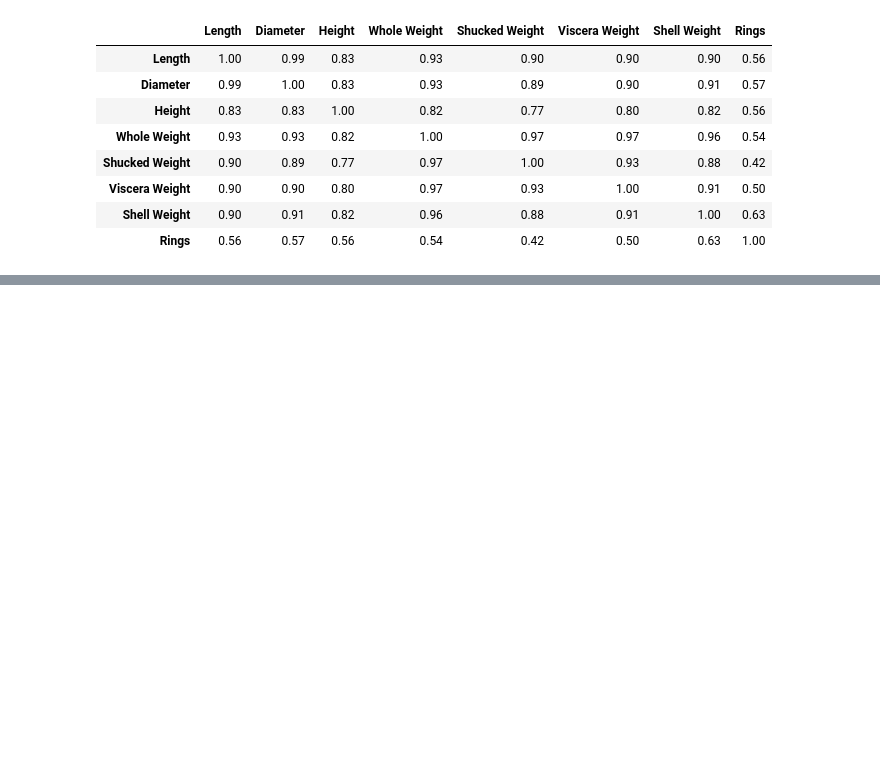
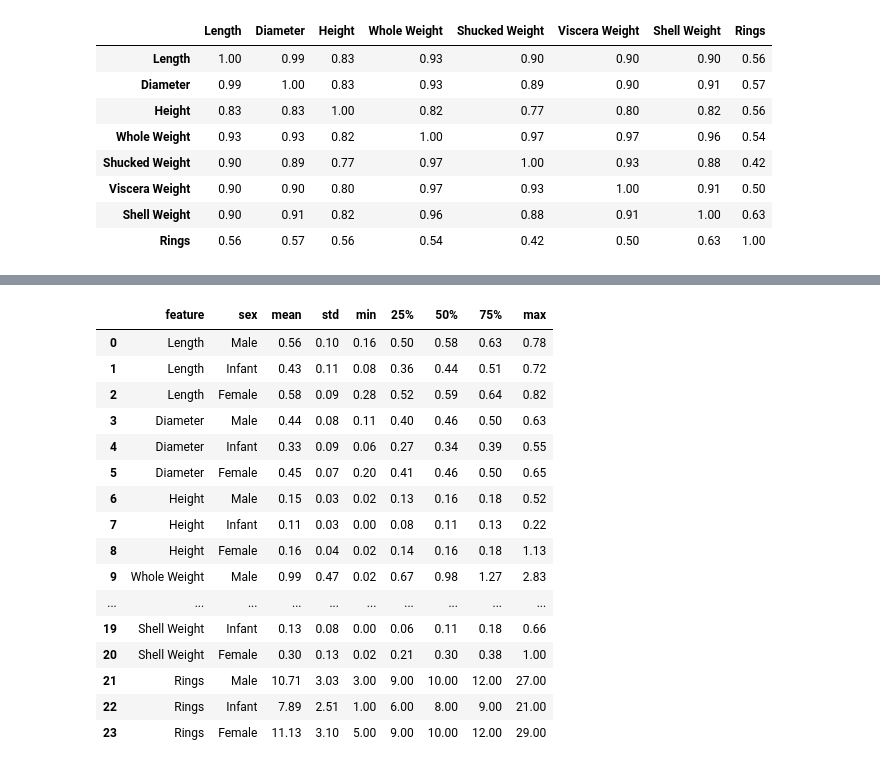
Before and after one commit to Julia257291/programming_in_python, a Jupyter notebook: Task_1.ipynb, the cells around one changed output, grey strips where cells are left out. Saved outputs shown, nothing was run; the diff lists cells and outputs as text; code cells hidden in the pictures; blank space fills up the shorter version.

```diff
--- a/Task_1.ipynb
+++ b/Task_1.ipynb
@@ -145,0 +146,43 @@ plt.show()
+# %%
+stats = ['mean', 'std', 'min', lambda x: x.quantile(0.25), 'median', lambda x: x.quantile(0.75), 'max']
+grouped_stats = df.groupby('Sex')[quantitative_var.columns].agg(stats)
+grouped_stats.columns = grouped_stats.columns.set_levels(['mean', 'std', 'min', '25%', '50%', '75%', 'max'], level=1)
+
+grouped_stats = grouped_stats.stack(level=0, future_stack=True).swaplevel(0, 1)
+grouped_stats = grouped_stats.rename(index={'M': 'Male', 'I': 'Infant', 'F': 'Female'}, level=1)
+grouped_stats = grouped_stats.reindex(quantitative_var.columns, level=0)
+grouped_stats = grouped_stats.reindex(['Male', 'Infant', 'Female'], level=1)
+
+summary_table = grouped_stats[['mean', 'std', 'min', '25%', '50%', '75%', 'max']].round(2).reset_index()
+
+summary_table.columns = [
+    'feature',
+    'sex',
+    'mean',
+    'std',
+    'min',
+    '25%',
+    '50%',
+    '75%',
+    'max'
+]
+
+summary_table
+# %% [output]
+|  | feature | sex | mean | std | min | 25% | 50% | 75% | max |
+| 0 | Length | Male | 0.56 | 0.10 | 0.16 | 0.50 | 0.58 | 0.63 | 0.78 |
+| 1 | Length | Infant | 0.43 | 0.11 | 0.08 | 0.36 | 0.44 | 0.51 | 0.72 |
+| 2 | Length | Female | 0.58 | 0.09 | 0.28 | 0.52 | 0.59 | 0.64 | 0.82 |
+| 3 | Diameter | Male | 0.44 | 0.08 | 0.11 | 0.40 | 0.46 | 0.50 | 0.63 |
+| 4 | Diameter | Infant | 0.33 | 0.09 | 0.06 | 0.27 | 0.34 | 0.39 | 0.55 |
+| 5 | Diameter | Female | 0.45 | 0.07 | 0.20 | 0.41 | 0.46 | 0.50 | 0.65 |
+| 6 | Height | Male | 0.15 | 0.03 | 0.02 | 0.13 | 0.16 | 0.18 | 0.52 |
+| 7 | Height | Infant | 0.11 | 0.03 | 0.00 | 0.08 | 0.11 | 0.13 | 0.22 |
+| 8 | Height | Female | 0.16 | 0.04 | 0.02 | 0.14 | 0.16 | 0.18 | 1.13 |
+| 9 | Whole Weight | Male | 0.99 | 0.47 | 0.02 | 0.67 | 0.98 | 1.27 | 2.83 |
+| ... | ... | ... | ... | ... | ... | ... | ... | ... | ... |
+| 19 | Shell Weight | Infant | 0.13 | 0.08 | 0.00 | 0.06 | 0.11 | 0.18 | 0.66 |
+| 20 | Shell Weight | Female | 0.30 | 0.13 | 0.02 | 0.21 | 0.30 | 0.38 | 1.00 |
+| 21 | Rings | Male | 10.71 | 3.03 | 3.00 | 9.00 | 10.00 | 12.00 | 27.00 |
+| 22 | Rings | Infant | 7.89 | 2.51 | 1.00 | 6.00 | 8.00 | 9.00 | 21.00 |
+| 23 | Rings | Female | 11.13 | 3.10 | 5.00 | 9.00 | 10.00 | 12.00 | 29.00 |
```
Also changed, not shown: parts of 8 cells of this notebook.
